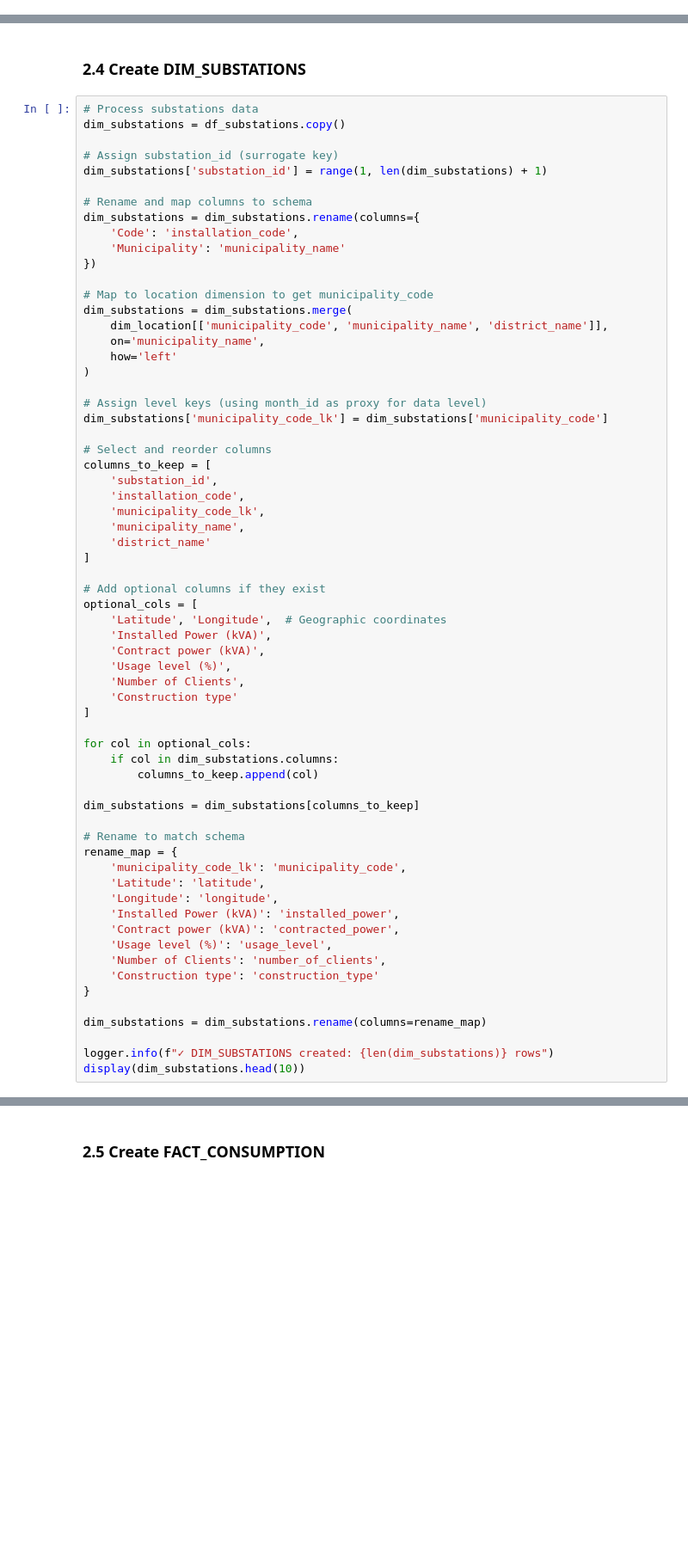
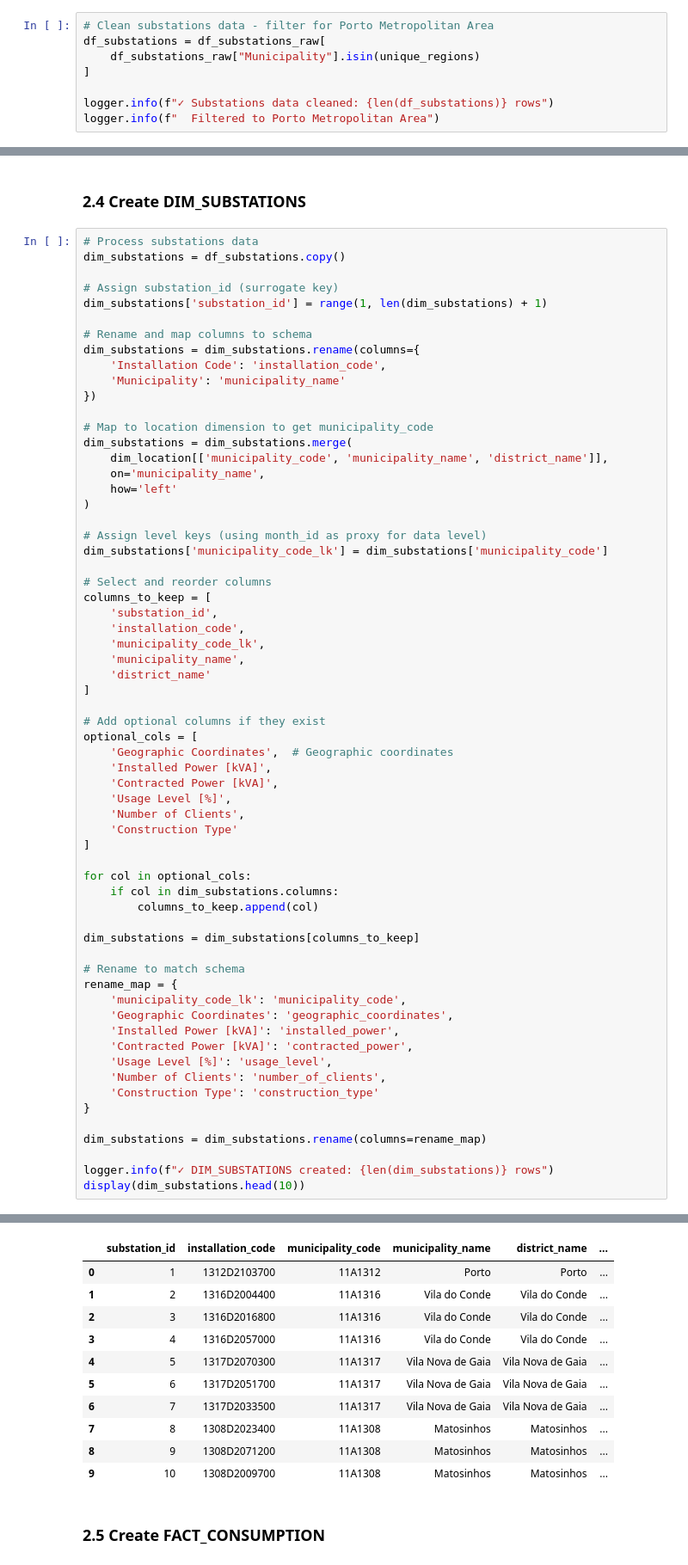
Before and after one commit to nnovajulian08/DataScienceLab, a Jupyter notebook: DW_Complete/ETL_Workflow.ipynb, the cells around one changed output, grey strips where cells are left out. Shown at 86% size. Cells and saved outputs as stored; diff of their text form; blank space fills up the shorter version.

```diff
--- a/DW_Complete/ETL_Workflow.ipynb
+++ b/DW_Complete/ETL_Workflow.ipynb
@@ -91,0 +143,8 @@ except FileNotFoundError as e:
+# %%
+# Clean substations data - filter for Porto Metropolitan Area
+df_substations = df_substations_raw[
+    df_substations_raw["Municipality"].isin(unique_regions)
+]
+
+logger.info(f"✓ Substations data cleaned: {len(df_substations)} rows")
+logger.info(f"  Filtered to Porto Metropolitan Area")
@@ -298,7 +543,7 @@ dim_substations['substation_id'] = range(1, len(dim_substations) + 1)
 
 # Rename and map columns to schema
 dim_substations = dim_substations.rename(columns={
-    'Code': 'installation_code',
+    'Installation Code': 'installation_code',
     'Municipality': 'municipality_name'
 })
 
@@ -323,12 +568,12 @@ columns_to_keep = [
 
 # Add optional columns if they exist
 optional_cols = [
-    'Latitude', 'Longitude',  # Geographic coordinates
-    'Installed Power (kVA)',
-    'Contract power (kVA)',
-    'Usage level (%)',
+    'Geographic Coordinates',  # Geographic coordinates
+    'Installed Power [kVA]',
+    'Contracted Power [kVA]',
+    'Usage Level [%]',
     'Number of Clients',
-    'Construction type'
+    'Construction Type'
 ]
 
 for col in optional_cols:
@@ -340,16 +585,16 @@ dim_substations = dim_substations[columns_to_keep]
 # Rename to match schema
 rename_map = {
     'municipality_code_lk': 'municipality_code',
-    'Latitude': 'latitude',
-    'Longitude': 'longitude',
-    'Installed Power (kVA)': 'installed_power',
-    'Contract power (kVA)': 'contracted_power',
-    'Usage level (%)': 'usage_level',
+    'Geographic Coordinates': 'geographic_coordinates',
+    'Installed Power [kVA]': 'installed_power',
+    'Contracted Power [kVA]': 'contracted_power',
+    'Usage Level [%]': 'usage_level',
     'Number of Clients': 'number_of_clients',
-    'Construction type': 'construction_type'
+    'Construction Type': 'construction_type'
 }
 
 dim_substations = dim_substations.rename(columns=rename_map)
 
 logger.info(f"✓ DIM_SUBSTATIONS created: {len(dim_substations)} rows")
 display(dim_substations.head(10))
+# %% [output]
@@ -356,3 +602,14 @@ display(dim_substations.head(10))
+|  | substation_id | installation_code | municipality_code | municipality_name | district_name | ... |
+| 0 | 1 | 1312D2103700 | 11A1312 | Porto | Porto | ... |
+| 1 | 2 | 1316D2004400 | 11A1316 | Vila do Conde | Vila do Conde | ... |
+| 2 | 3 | 1316D2016800 | 11A1316 | Vila do Conde | Vila do Conde | ... |
+| 3 | 4 | 1316D2057000 | 11A1316 | Vila do Conde | Vila do Conde | ... |
+| 4 | 5 | 1317D2070300 | 11A1317 | Vila Nova de Gaia | Vila Nova de Gaia | ... |
+| 5 | 6 | 1317D2051700 | 11A1317 | Vila Nova de Gaia | Vila Nova de Gaia | ... |
+| 6 | 7 | 1317D2033500 | 11A1317 | Vila Nova de Gaia | Vila Nova de Gaia | ... |
+| 7 | 8 | 1308D2023400 | 11A1308 | Matosinhos | Matosinhos | ... |
+| 8 | 9 | 1308D2071200 | 11A1308 | Matosinhos | Matosinhos | ... |
+| 9 | 10 | 1308D2009700 | 11A1308 | Matosinhos | Matosinhos | ... |
 # %% [markdown]
 ### 2.5 Create FACT_CONSUMPTION
 # %%
```
Also changed, not shown: parts of 24 cells of this notebook.
